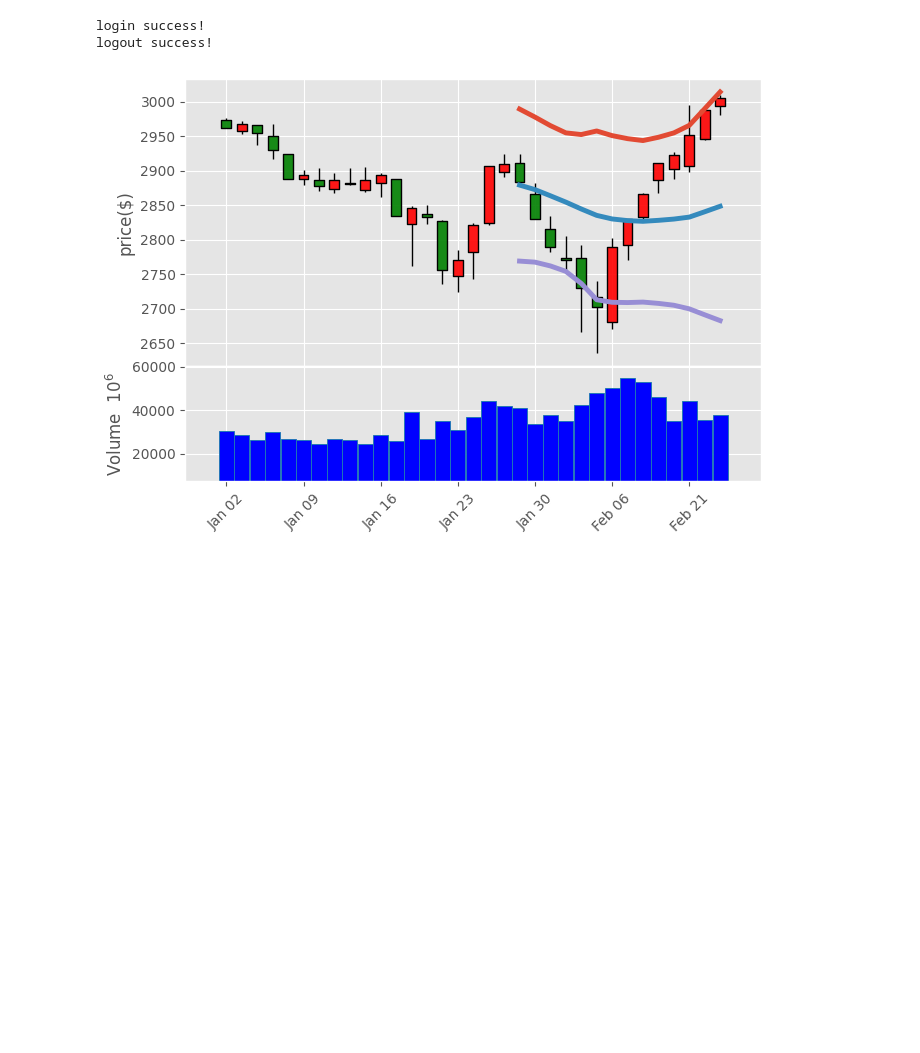
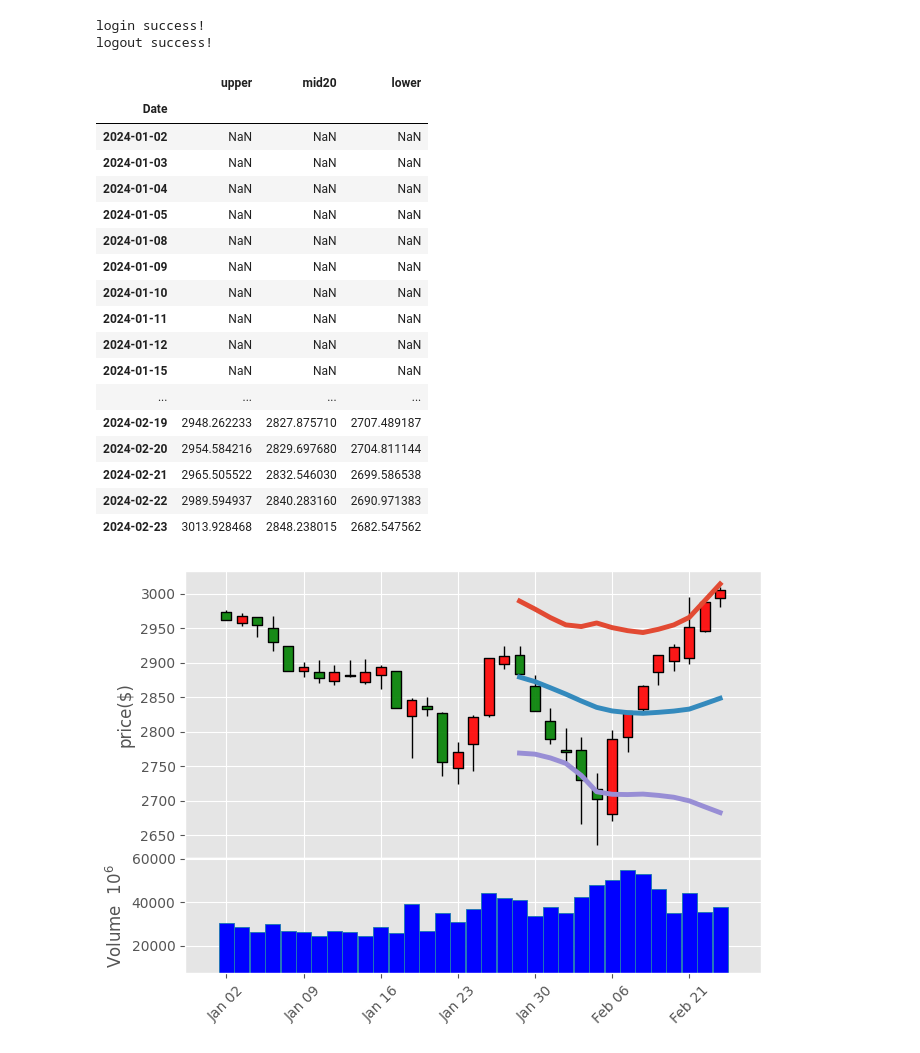
Before and after one commit to Ted88368/quant_in_action, a Jupyter notebook: quick_start/09_布林曲线.ipynb, the cells around one changed output. Saved outputs shown, nothing was run; the diff lists cells and outputs as text; code cells hidden in the pictures; blank space fills up the shorter version.

```diff
--- a/quick_start/09_布林曲线.ipynb
+++ b/quick_start/09_布林曲线.ipynb
@@ -44,13 +44,34 @@ ohlc = df[['open', 'high', 'low', 'close','volume']]
 # %%
 # 取收盘价
 close = ohlc['close'].values
 
 # 计算布林线
 ohlc['upper'], ohlc['mid20'], ohlc['lower'] = talib.BBANDS(close,
                            timeperiod=20, nbdevup=2, nbdevdn=2, matype=0)
 
 my_color = mpf.make_marketcolors(up='red', down='green', edge='black', wick='black')
 my_style = mpf.make_mpf_style(marketcolors=my_color, gridaxis='both', gridstyle='-.', y_on_right=True)
+
+ohlc[['upper','mid20','lower']]
+# %% [output]
+|  | upper | mid20 | lower |
+| Date |  |  |  |
+| 2024-01-02 | NaN | NaN | NaN |
+| 2024-01-03 | NaN | NaN | NaN |
+| 2024-01-04 | NaN | NaN | NaN |
+| 2024-01-05 | NaN | NaN | NaN |
+| 2024-01-08 | NaN | NaN | NaN |
+| 2024-01-09 | NaN | NaN | NaN |
+| 2024-01-10 | NaN | NaN | NaN |
+| 2024-01-11 | NaN | NaN | NaN |
+| 2024-01-12 | NaN | NaN | NaN |
+| 2024-01-15 | NaN | NaN | NaN |
+| ... | ... | ... | ... |
+| 2024-02-19 | 2948.262233 | 2827.875710 | 2707.489187 |
+| 2024-02-20 | 2954.584216 | 2829.697680 | 2704.811144 |
+| 2024-02-21 | 2965.505522 | 2832.546030 | 2699.586538 |
+| 2024-02-22 | 2989.594937 | 2840.283160 | 2690.971383 |
+| 2024-02-23 | 3013.928468 | 2848.238015 | 2682.547562 |
 # %%
 
 # 调用make_marketcolors函数，定义K线颜色
```
